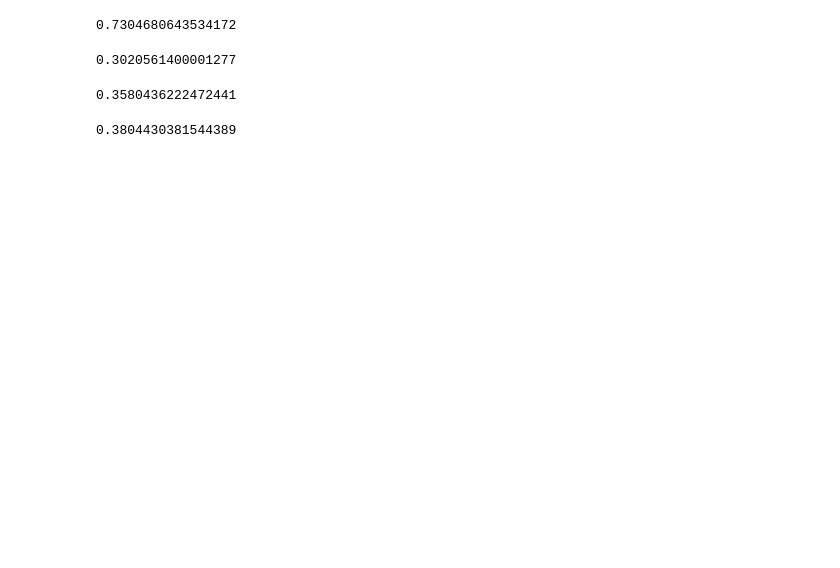
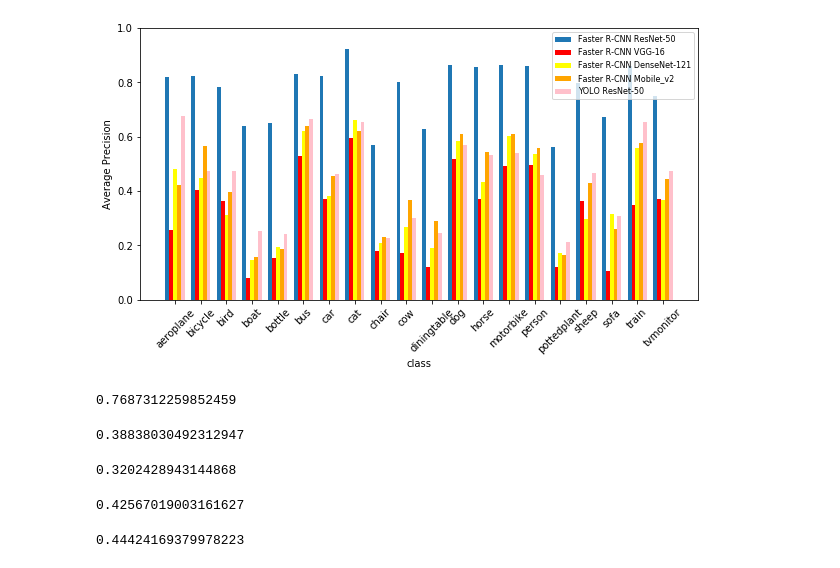
Before and after one commit to LegendStatus/Object_Detector, a Jupyter notebook: Faster R-CNN/Evaluation.ipynb, the cells around one changed output. Saved outputs shown, nothing was run; the diff lists cells and outputs as text; code cells hidden in the pictures; blank space fills up the shorter version.

```diff
--- a/Faster R-CNN/Evaluation.ipynb
+++ b/Faster R-CNN/Evaluation.ipynb
@@ -4,17 +3,17 @@
 import numpy as np
 from matplotlib import pyplot as plt
 # %%
-AP_VGG = [0, 0.4227096907815568, 0.3536978647313009, 0.07921172226300235, 0.1531742220205019, 0.4825914345830311, 0.3804048612193307, 0.5802064907327946, 0.1833829061532683, 0.16407711337842257, 0.10977133689101118, 0.5285145106122815, 0.37588831583405313, 0.467525072910589, 0.46778266454586054, 0.09998531580805553, 0.34586233828715424, 0.13927829746084408, 0.35213718021062473, 0.3549214615788696]
+AP_VGG = [0.2576880383418314, 0.4046704962726726, 0.36190386483894493, 0.08045633040430417, 0.15190679107343394, 0.5279967444941241, 0.36904935734023314, 0.5948551846234029, 0.17868183403874743, 0.17205749050154934, 0.11871952935763562, 0.5160467166660001, 0.372029278481084, 0.491372888634302, 0.49571386236363213, 0.12055715172020033, 0.36210297509785017, 0.1067705494709595, 0.34992578825152987, 0.37235301431729995]
 
-AP_Resnet = [0, 0.8194075994299554, 0.7956268011935239, 0.6494860175547076, 0.658286149588392, 0.8515088265260637, 0.8289890629538603,
-             0.9201345387392836, 0.5775837698342481, 0.8021528601212848, 0.6351181345492056, 0.8270728024312672, 0.843054867329424,
-             0.8612131887981553, 0.8650857725117728, 0.5683088195812955, 0.8075317683271428, 0.686984360008667, 0.8497802341980747, 0.7620357133920168]
+AP_Resnet = [0.8202795900790056, 0.8227459840707614, 0.7838930770200137, 0.6374396756290113, 0.6485444632444123, 0.8305431404934678, 0.8245606469145103, 0.9215789564157482, 0.5697834876709574, 0.8019840557678134, 0.6294420050199814, 0.8634155717804812, 0.8551094893344406, 0.8618957782570773, 0.8613002189179855, 0.5604563785067638, 0.797743673678551, 0.6734679985305847, 0.8597783486341732, 0.750661979739178]
 
-AP_Desnet = [0, 0.42012839299687804, 0.34550664255250896, 0.13764769804628063, 0.17969934333173995, 0.5894136997594948, 0.35056790903565815, 0.6147392364063562, 0.21349812874169619, 0.26820696234643526, 0.2294800491900914, 0.6051704823063062, 0.45421635901240687, 0.556384323855107, 0.5310420453702874, 0.15089600499191821, 0.2724307113513159, 0.32557382684000225, 0.5668113826491964, 0.3494592461612025]
+AP_Desnet = [0.47966401962854044, 0.4485090839438482, 0.31270996063352946, 0.14601389371756937, 0.19377932659431188, 0.6205900191197212, 0.38193336525931443, 0.6599934758636409, 0.20767784267062298, 0.266088733270174, 0.19164082779946012, 0.5844434522908246, 0.4313143635616076, 0.6006226616912738, 0.5348760395192609, 0.17256489647735015, 0.2957941152979635, 0.31453474818208976, 0.556955917200057, 0.36789935574142885]
 
-AP_MobileNet = [0, 0.5090008256805434, 0.3277141504547701, 0.1400813530602902, 0.16755692305029166, 0.627509249896987, 0.45194141713025593, 0.5974411146845271, 0.1987518304297501, 0.3857648384878389, 0.2938115732931955, 0.5662459596913779, 0.5306230517534296, 0.5870686601140912, 0.5046171802074361, 0.1420221564547731, 0.39991755334180074, 0.22966115161524497, 0.553632067762708, 0.39549970597946715]
+AP_MobileNet = [0.4212946641070176, 0.5660814466746102, 0.394938111705677, 0.15544748395687003, 0.18530212890457345, 0.6379051816989716, 0.45357117913001643, 0.6206176198968247, 0.22912979063772962, 0.3685401845973979, 0.28967003277484293, 0.6082170528141593, 0.5445305092162542, 0.6079082504095348, 0.5571731547512226, 0.16525654403041035, 0.4275995919655072, 0.25985557199709003, 0.5779990292647663, 0.44236627209884954]
 
 AP_YOLO = [0.6747607516048957, 0.4744994313337705, 0.4733009767154323, 0.25147645720217293, 0.24069967473739423, 0.6642947252801901, 0.4635521258144459, 0.6540503534526785, 0.22772502774604295, 0.300245176672717, 0.24434229872579427, 0.5695622960541485, 0.5319232140746593, 0.5386577975475344, 0.4600143312590751, 0.21324666479391413, 0.46775919158724555, 0.30716554808288676, 0.6533549968849159, 0.474202836425731]
+
+AP_YOLO_VGG= [0.4425152546231716,0.002793296089385475,0,0,0,0.29659226154309665,0.12391582176625675,0.3919801123727129,0,0,0.06474220520756069,0.13598007710785087,0,0,0.32469485832471834,0,0,0,0,0]
 # %%
 x = np.arange(20)
 y_1 = AP_Resnet
@@ -23,6 +22,10 @@ y_3 = AP_Desnet
 y_4 = AP_MobileNet
 y_5 = AP_YOLO
 
+labels = ['aeroplane',  'bicycle', 'bird',  'boat',      'bottle',
+                       'bus',        'car',      'cat',  'chair',     'cow',
+                       'diningtable','dog',    'horse',  'motorbike', 'person',
+                       'pottedplant','sheep',  'sofa',   'train',   'tvmonitor']
 width = 0.15
 fig,ax = plt.subplots(figsize=(10, 5))
 plt.ylim(0, 1)
@@ -32,7 +35,7 @@ ax.bar(x+2*width,y_3,width,alpha = 1,color= 'yellow', label = 'Faster R-CNN Dens
 ax.bar(x+3*width,y_4,width,alpha = 1,color= 'orange', label = 'Faster R-CNN Mobile_v2')
 ax.bar(x+4*width,y_5,width,alpha = 1,color= 'pink', label = 'YOLO ResNet-50')
 ax.set_xticks(x +2*width)
-ax.set_xticklabels(x)
+ax.set_xticklabels(labels, rotation = 45)
 ax.set(xlabel = 'class', ylabel = 'Average Precision' )
 ax.legend(prop={'size': 8})
 plt.show()
@@ -42,16 +43,21 @@ plt.show()
+[figure, added]
 # %%
-np.mean(y_1)
+np.mean(AP_Resnet)
 # %% [output]
-0.7304680643534172
+0.7687312259852459
 # %%
-np.mean(y_2)
+np.mean(AP_Desnet)
 # %% [output]
-0.3020561400001277
+0.38838030492312947
 # %%
-np.mean(y_3)
+np.mean(AP_VGG)
 # %% [output]
-0.3580436222472441
+0.3202428943144868
 # %%
-np.mean(y_4)
+np.mean(AP_MobileNet)
 # %% [output]
-0.3804430381544389
+0.42567019003161627
+# %%
+np.mean(AP_YOLO)
+# %% [output]
+0.44424169379978223
```
Also changed, not shown: parts of 10 cells of this notebook, 20 other files.
